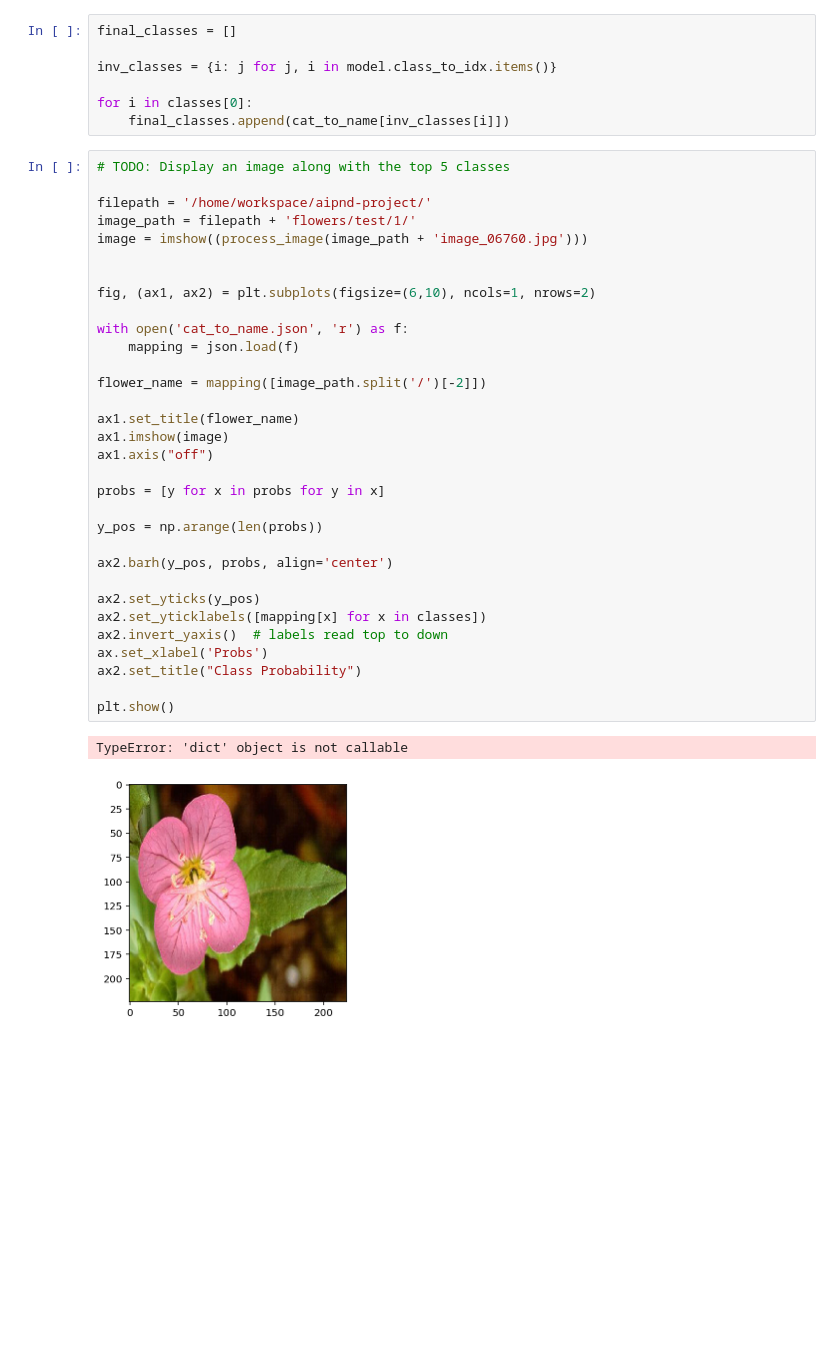
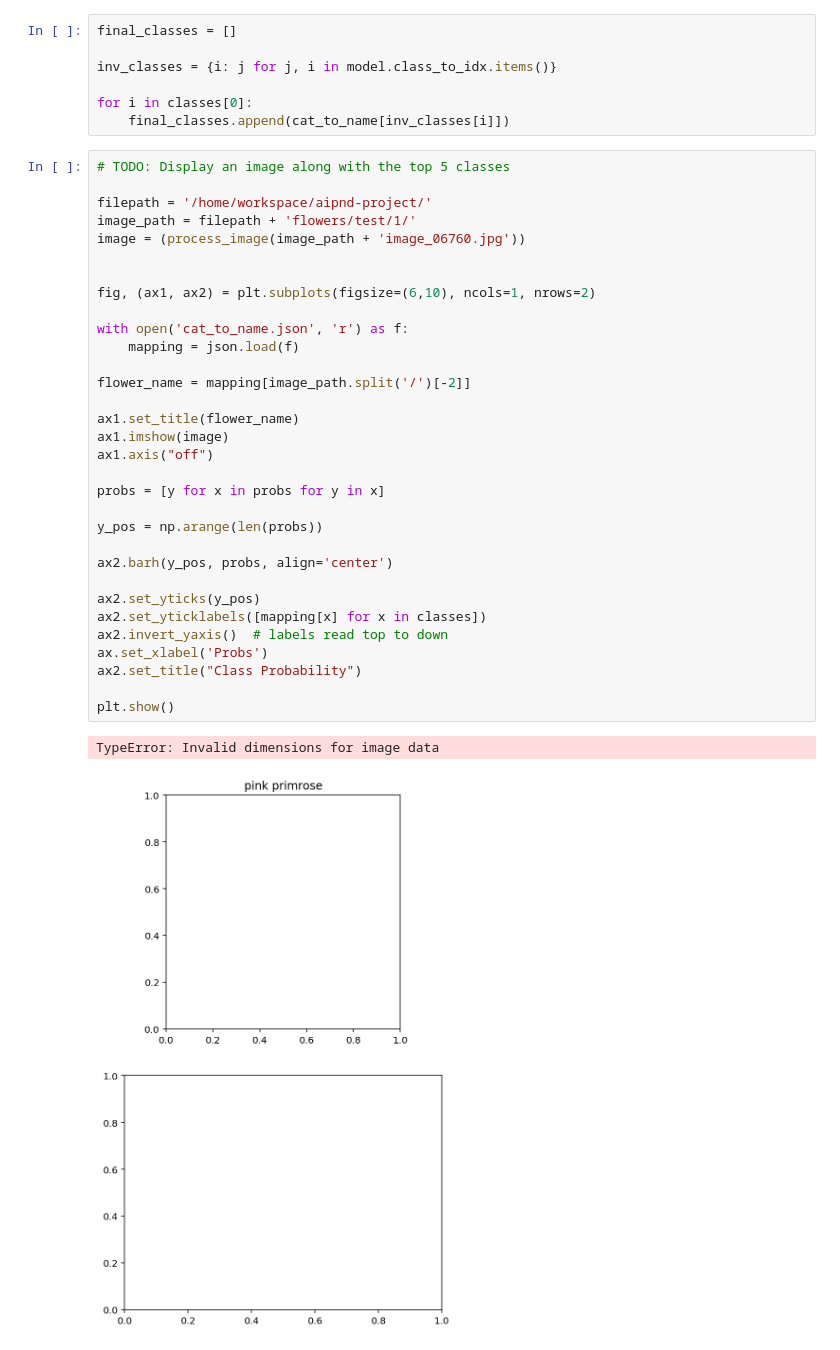
Before and after one commit to jim2236/Image_Classifier_Udacity, a Jupyter notebook: Image Classifier Project.ipynb, the cells around one changed output. Saved outputs shown, nothing was run; the diff lists cells and outputs as text; blank space fills up the shorter version.

```diff
--- a/Image Classifier Project.ipynb
+++ b/Image Classifier Project.ipynb
@@ -441,34 +442,34 @@ for i in classes[0]:
 # TODO: Display an image along with the top 5 classes
 
 filepath = '/home/workspace/aipnd-project/'
 image_path = filepath + 'flowers/test/1/'
-image = imshow((process_image(image_path + 'image_06760.jpg')))
+image = (process_image(image_path + 'image_06760.jpg'))
 
 
 fig, (ax1, ax2) = plt.subplots(figsize=(6,10), ncols=1, nrows=2)
 
 with open('cat_to_name.json', 'r') as f:
     mapping = json.load(f)
 
-flower_name = mapping([image_path.split('/')[-2]])
+flower_name = mapping[image_path.split('/')[-2]]
 
 ax1.set_title(flower_name)
 ax1.imshow(image)
 ax1.axis("off")
 
 probs = [y for x in probs for y in x]
 
 y_pos = np.arange(len(probs))
 
 ax2.barh(y_pos, probs, align='center')
 
 ax2.set_yticks(y_pos)
 ax2.set_yticklabels([mapping[x] for x in classes])
 ax2.invert_yaxis()  # labels read top to down
 ax.set_xlabel('Probs')
 ax2.set_title("Class Probability")
 
 plt.show()
 # %% [output]
-TypeError: 'dict' object is not callable
+TypeError: Invalid dimensions for image data
-[figure, old version]
+[figure, new version]
```
Also changed, not shown: parts of 2 cells of this notebook.
